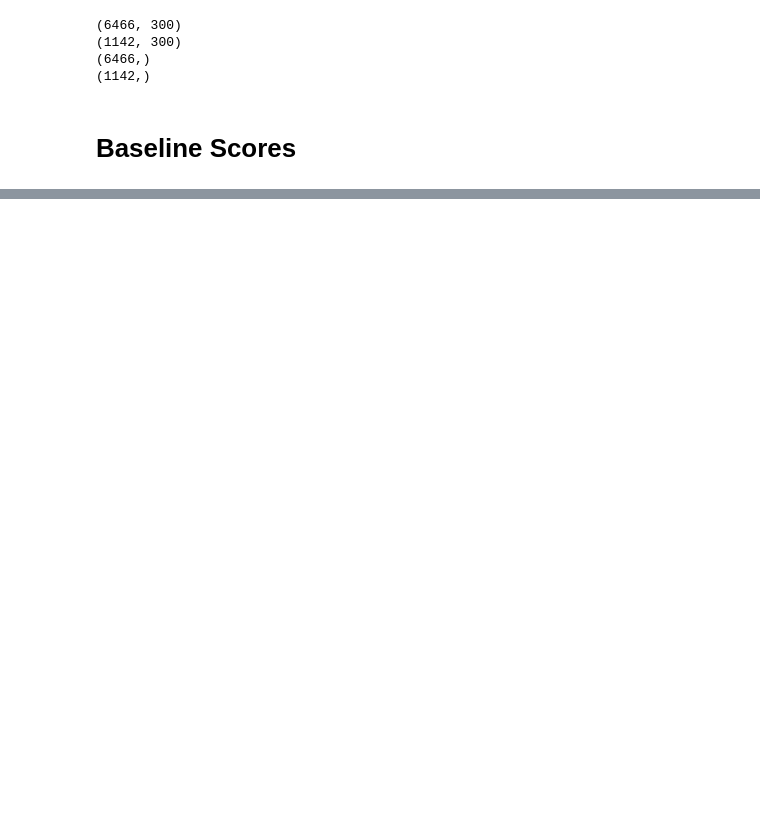
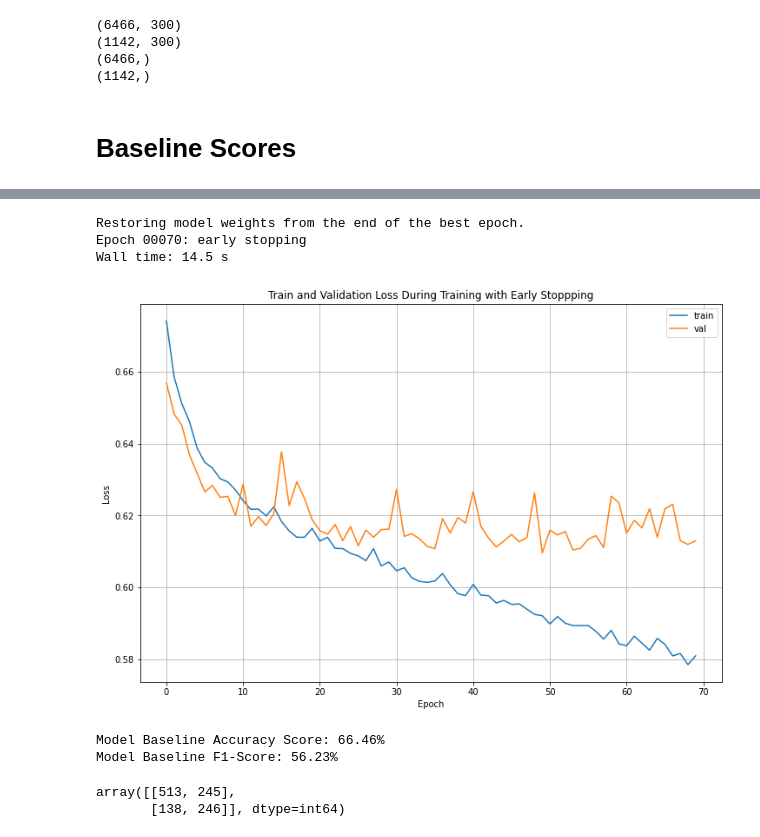
Before and after one commit to AustinYunker/Twitter-Prediction, a Jupyter notebook: Word2Vec Models.ipynb, the cells around one changed output, grey strips where cells are left out. Saved outputs shown, nothing was run; the diff lists cells and outputs as text; code cells hidden in the pictures; blank space fills up the shorter version.

Commit message:
Added Baseline Model Scores

```diff
--- a/Word2Vec Models.ipynb
+++ b/Word2Vec Models.ipynb
@@ -175,0 +249,7 @@ print(f'Logistic Regression 5-fold CV Baseline Accuracy: {lr_cv_acc:.2f}%')
+# %%
+input_ = keras.layers.Input(X_train.shape[1:])
+hidden1 = keras.layers.Dense(25, activation = "relu")(input_)
+hidden2 = keras.layers.Dense(25, activation = "relu")(hidden1)
+output = keras.layers.Dense(1, activation="sigmoid")(hidden2)
+baseline_model = keras.Model(inputs=input_, outputs = output)
+baseline_model.compile(loss = "binary_crossentropy", optimizer="adam", metrics = ["accuracy"])
@@ -175,0 +277,41 @@ print(f'Logistic Regression 5-fold CV Baseline Accuracy: {lr_cv_acc:.2f}%')
+# %%
+%%time
+early = keras.callbacks.EarlyStopping(monitor='val_loss', mode='min', verbose=1, patience = 20, restore_best_weights=True)
+
+history = baseline_model.fit(X_train, y_train, validation_split=.2, epochs=100, batch_size=32, verbose=0, callbacks = [early])
+# %% [output]
+Restoring model weights from the end of the best epoch.
+Epoch 00070: early stopping
+Wall time: 14.5 s
+# %%
+plt.figure(figsize = (12,8))
+plt.plot(history.history['loss'], label='train')
+plt.plot(history.history['val_loss'], label='val')
+plt.grid(True)
+plt.xlabel("Epoch")
+plt.ylabel("Loss")
+plt.title("Train and Validation Loss During Training with Early Stoppping")
+plt.legend()
+plt.show()
+# %% [output]
+[figure, added]
+# %%
+#Baseline Accuracy and F1 Scores
+y_pred = baseline_model.predict(X_val)
+#Change the prediction to form expected for accuracy and f1-score functions
+y_pred = np.round(y_pred.reshape((y_pred.shape[0])))
+#Change the validation targets
+y_val = y_val.astype(np.int)
+model_base_acc = np.round(accuracy_score(y_pred, y_val), 4) * 100
+model_base_f1 = np.round(f1_score(y_pred, y_val), 4) * 100
+print(f"Model Baseline Accuracy Score: {model_base_acc:.2f}%")
+print(f"Model Baseline F1-Score: {model_base_f1:.2f}%")
+# %% [output]
+Model Baseline Accuracy Score: 66.46%
+Model Baseline F1-Score: 56.23%
+# %%
+#Confusion matrix
+confusion_matrix(y_pred, y_val)
+# %% [output]
+array([[513, 245],
+       [138, 246]], dtype=int64)
```
Also changed, not shown: parts of 22 cells of this notebook, 1 other file.
